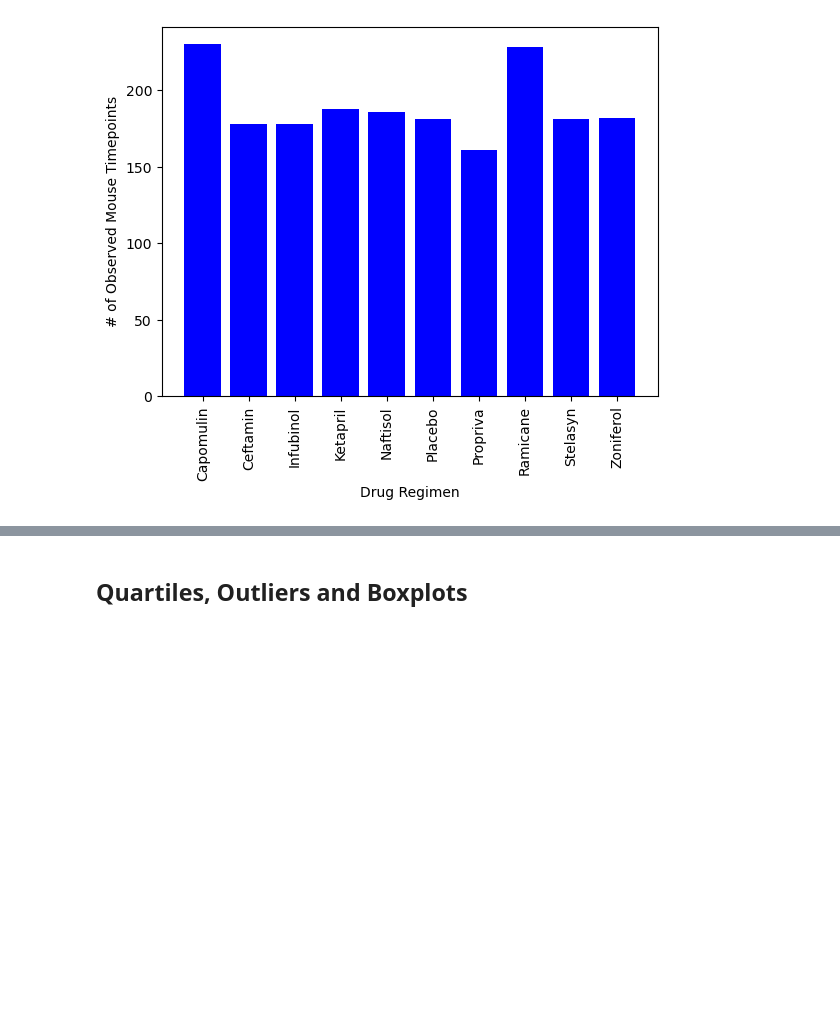
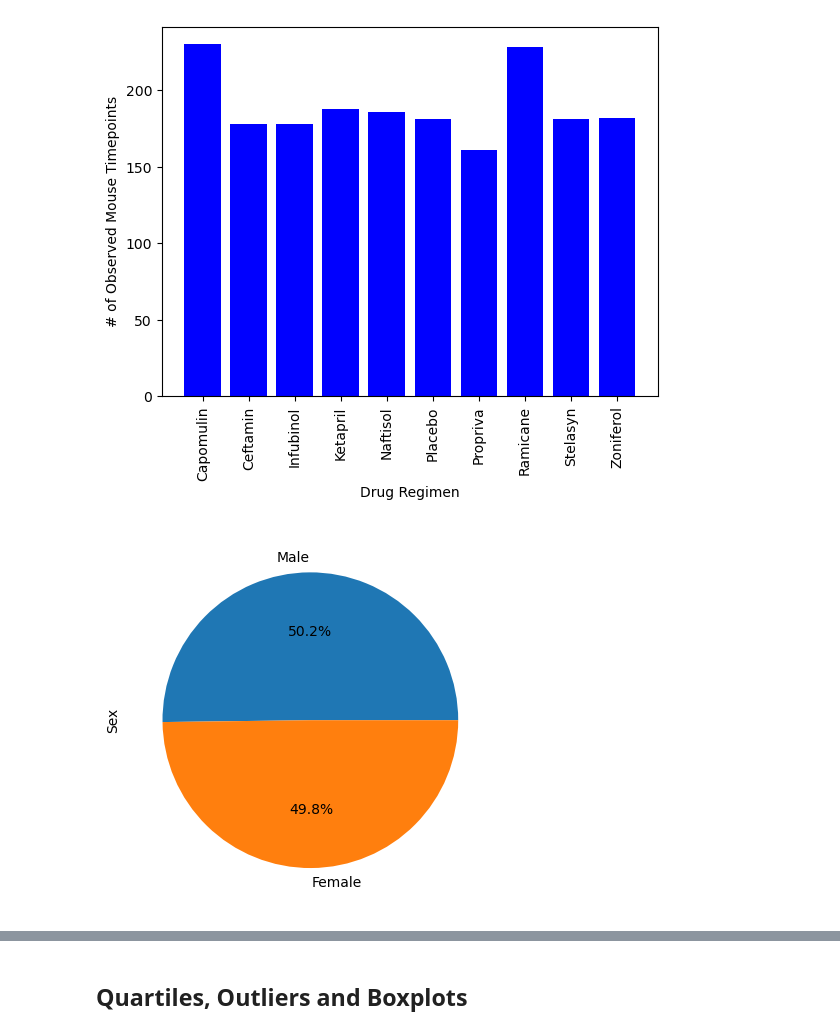
Before and after one commit to benrich322/matplotlib-challenge, a Jupyter notebook: Pymaceuticals/pymaceuticals_final.ipynb, the cells around one changed output, grey strips where cells are left out. Cells and saved outputs as stored; diff of their text form; code cells hidden in the pictures; blank space fills up the shorter version.

Commit message:
pie charts

```diff
--- a/Pymaceuticals/pymaceuticals_final.ipynb
+++ b/Pymaceuticals/pymaceuticals_final.ipynb
@@ -172,3 +172,8 @@ plt.show()
 [figure]
 # %%
 # Generate a pie plot showing the distribution of female versus male mice using Pandas
+male_vs_female = pd.DataFrame([mouse_merge_unique_df["Sex"].value_counts(),])
+male_vs_female = male_vs_female.transpose()
+plot = male_vs_female.plot.pie(y="Sex",autopct='%1.1f%%',legend=None)
+# %% [output]
+[figure, added]
```
Also changed, not shown: parts of 2 cells of this notebook, 2 other files.
